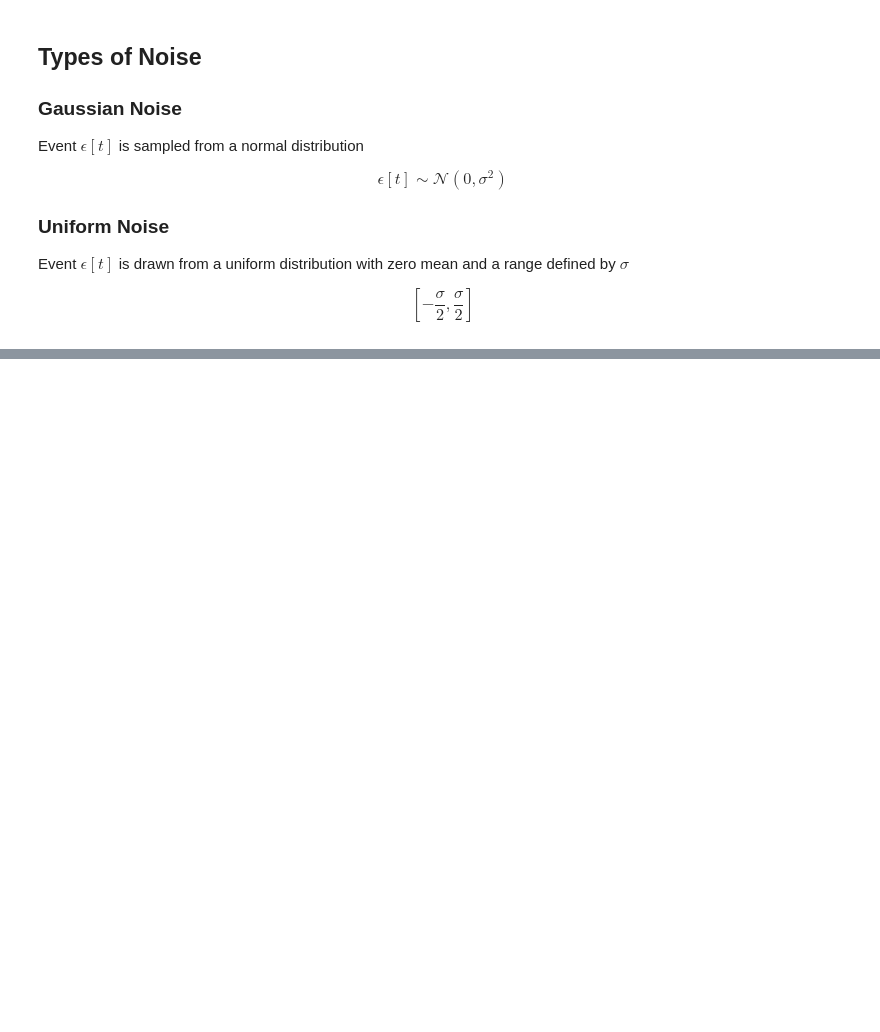
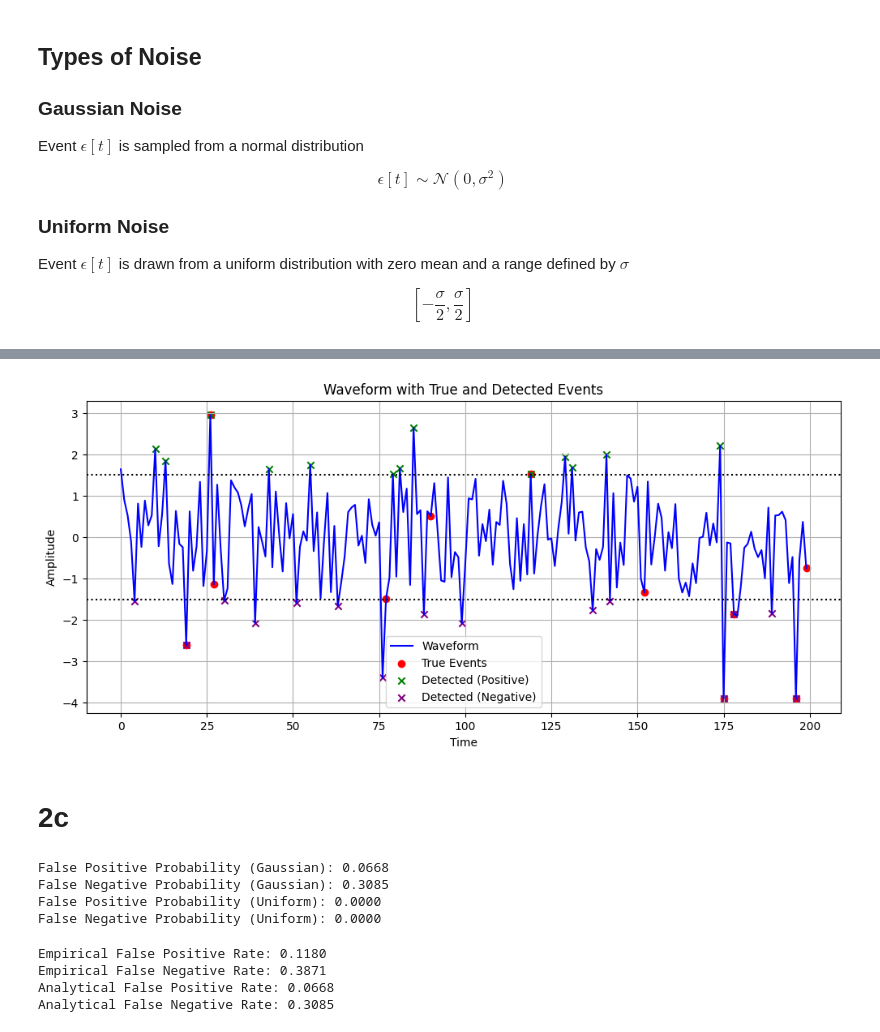
Before and after one commit to RyanL72/CSDS_364, a Jupyter notebook: Assignment_A2a/A2a_rhl72.ipynb, the cells around one changed output, grey strips where cells are left out. Saved outputs shown, nothing was run; the diff lists cells and outputs as text; code cells hidden in the pictures; blank space fills up the shorter version.

```diff
--- a/Assignment_A2a/A2a_rhl72.ipynb
+++ b/Assignment_A2a/A2a_rhl72.ipynb
@@ -86,0 +215,6 @@ Alpha is only how often the possibility of a signal is going to occur, this does
+# %%
+plot_detection_results(N, wave, true_events, threshold)
+# %% [output]
+[figure, added]
+# %% [markdown]
+# 2c
@@ -86,0 +272,48 @@ Alpha is only how often the possibility of a signal is going to occur, this does
+# %%
+# Define parameters
+θ = 1.5  # Detection threshold
+A = 2  # Event amplitude
+mu = 0  # Noise mean
+sigma = 1  # Noise standard deviation
+
+# Compute probabilities
+fp_gaussian = falsepos(θ, mu, sigma, 'Gaussian')
+fn_gaussian = falseneg(θ, A, mu, sigma, 'Gaussian')
+
+fp_uniform = falsepos(θ, mu, sigma, 'Uniform')
+fn_uniform = falseneg(θ, A, mu, sigma, 'Uniform')
+
+# Print results
+print(f"False Positive Probability (Gaussian): {fp_gaussian:.4f}")
+print(f"False Negative Probability (Gaussian): {fn_gaussian:.4f}")
+
+print(f"False Positive Probability (Uniform): {fp_uniform:.4f}")
+print(f"False Negative Probability (Uniform): {fn_uniform:.4f}")
+# %% [output]
+False Positive Probability (Gaussian): 0.0668
+False Negative Probability (Gaussian): 0.3085
+False Positive Probability (Uniform): 0.0000
+False Negative Probability (Uniform): 0.0000
+# %%
+# Generate waveform
+N = 1000
+alpha = 0.1
+wave, true_events = genwaveform(N, alpha, A, mu, sigma, 'Gaussian')
+
+# Get empirical detection counts
+results = detectioncounts(true_events, wave, θ)
+
+# Compute empirical rates
+empirical_fp_rate = results.FP / (results.FP + results.TN)
+empirical_fn_rate = results.FN / (results.FN + results.TP)
+
+print(f"Empirical False Positive Rate: {empirical_fp_rate:.4f}")
+print(f"Empirical False Negative Rate: {empirical_fn_rate:.4f}")
+
+print(f"Analytical False Positive Rate: {fp_gaussian:.4f}")
+print(f"Analytical False Negative Rate: {fn_gaussian:.4f}")
+# %% [output]
+Empirical False Positive Rate: 0.1180
+Empirical False Negative Rate: 0.3871
+Analytical False Positive Rate: 0.0668
+Analytical False Negative Rate: 0.3085
```
Also changed, not shown: parts of 9 cells of this notebook, 1 other file.
